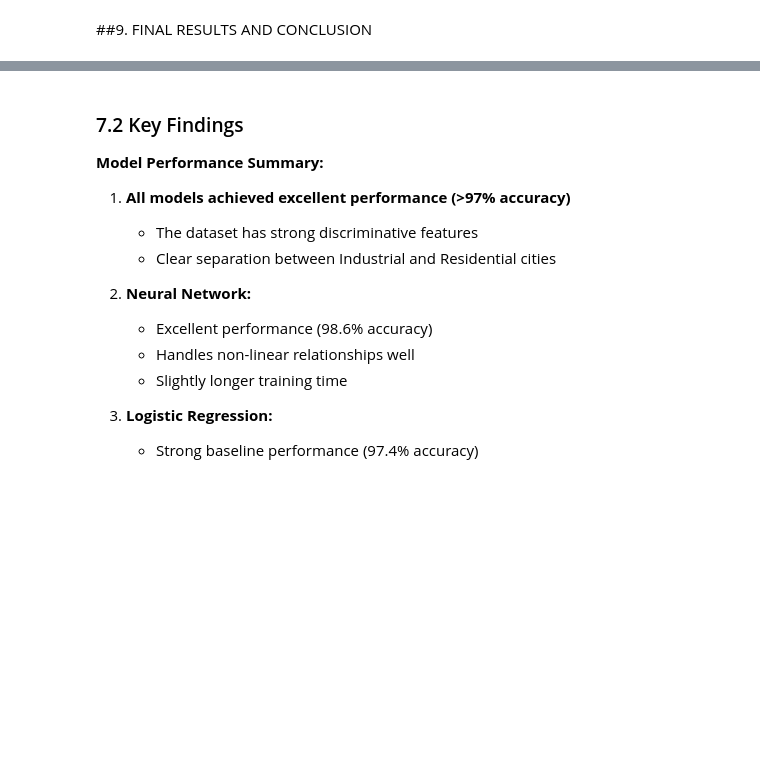
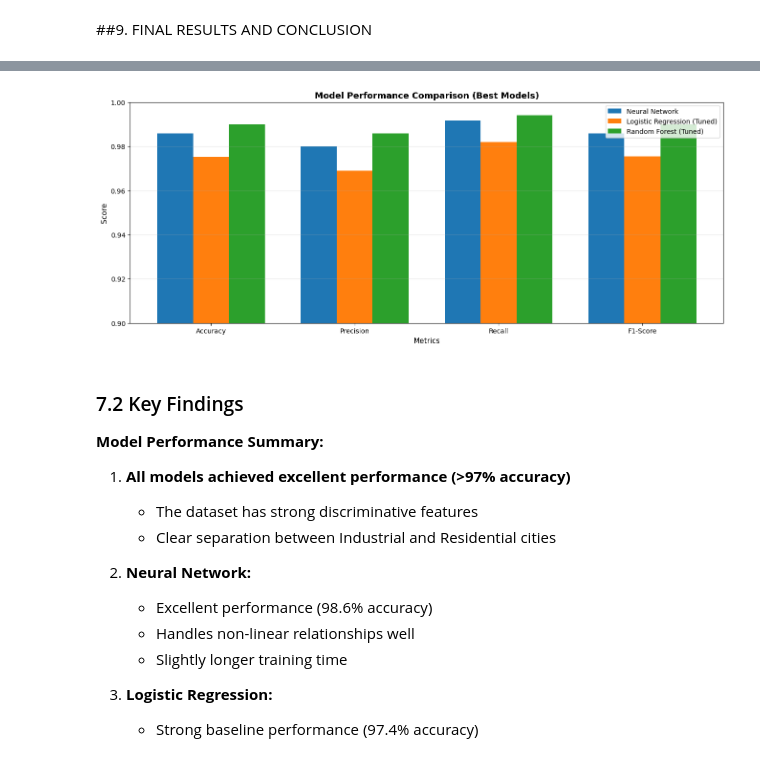
Before and after one commit to Rizzshen/AiGoogleCollab, a Jupyter notebook: 2462270_RishenManandhar_Classification.ipynb, the cells around one changed output, grey strips where cells are left out. Cells and saved outputs as stored; diff of their text form; code cells hidden in the pictures; blank space fills up the shorter version.

```diff
--- a/2462270_RishenManandhar_Classification.ipynb
+++ b/2462270_RishenManandhar_Classification.ipynb
@@ -792,56 +868,47 @@ print("\n✓ Results saved to 'model_comparison_results.csv'")
 # %%
 # Visualize model comparison
 import matplotlib.pyplot as plt
 import numpy as np
 
-fig, axes = plt.subplots(1, 2, figsize=(16, 6))
+fig, ax = plt.subplots(figsize=(16, 6))
 
 # Performance metrics comparison (Top 3 models)
 metrics = ['Accuracy', 'Precision', 'Recall', 'F1-Score']
-models_to_compare = ['Neural Network', 'Logistic Regression (Tuned)', 'Random Forest (Tuned)']
+models_to_compare = [
+    'Neural Network',
+    'Logistic Regression (Tuned)',
+    'Random Forest (Tuned)'
+]
 
 comparison_data = results_df[results_df['Model'].isin(models_to_compare)]
 
 x = np.arange(len(metrics))
 width = 0.25
 
 for i, model in enumerate(models_to_compare):
-    values = [
-        float(comparison_data[comparison_data['Model']==model]['Accuracy'].values[0]),
-        float(comparison_data[comparison_data['Model']==model]['Precision'].values[0]),
-        float(comparison_data[comparison_data['Model']==model]['Recall'].values[0]),
-        float(comparison_data[comparison_data['Model']==model]['F1-Score'].values[0])
-    ]
-    axes[0].bar(x + i*width, values, width, label=model)
+    values = comparison_data.loc[
+        comparison_data['Model'] == model,
+        metrics
+    ].astype(float).values.flatten()
 
-axes[0].set_xlabel('Metrics', fontsize=11)
-axes[0].set_ylabel('Score', fontsize=11)
-axes[0].set_title('Model Performance Comparison (Best Models)', fontsize=13, fontweight='bold')
-axes[0].set_xticks(x + width)
-axes[0].set_xticklabels(metrics)
-axes[0].legend()
-axes[0].set_ylim([0.9, 1.0])
-axes[0].grid(axis='y', alpha=0.3)
+    ax.bar(x + i * width, values, width, label=model)
 
-# Feature count vs accuracy
-feature_counts = [6, 6, 6, 4, 6, 6, 4]
-accuracies = [float(x) for x in results_df['Accuracy']]
+ax.set_xlabel('Metrics', fontsize=11)
+ax.set_ylabel('Score', fontsize=11)
+ax.set_title(
+    'Model Performance Comparison (Best Models)',
+    fontsize=13,
+    fontweight='bold'
+)
+ax.set_xticks(x + width)
+ax.set_xticklabels(metrics)
+ax.set_ylim(0.9, 1.0)
+ax.legend()
+ax.grid(axis='y', alpha=0.3)
 
-axes[1].scatter(feature_counts, accuracies, s=200, alpha=0.6, c=range(len(results_df)), cmap='viridis')
-for i, model in enumerate(results_df['Model']):
-    axes[1].annotate(model.split('(')[0].strip(),
-                    (feature_counts[i], accuracies[i]),
-                    textcoords="offset points", xytext=(0,10), ha='center', fontsize=8)
-
-axes[1].set_xlabel('Number of Features', fontsize=11)
-axes[1].set_ylabel('Accuracy', fontsize=11)
-axes[1].set_title('Feature Count vs Model Accuracy', fontsize=13, fontweight='bold')
-axes[1].grid(True, alpha=0.3)
-
-plt.tight_layout()
 plt.show()
-
-print("✓ Comparison visualizations created")
+# %% [output]
+[figure, added]
 # %% [markdown]
 ### 7.2 Key Findings
 
```
Also changed, not shown: parts of 8 cells of this notebook.
